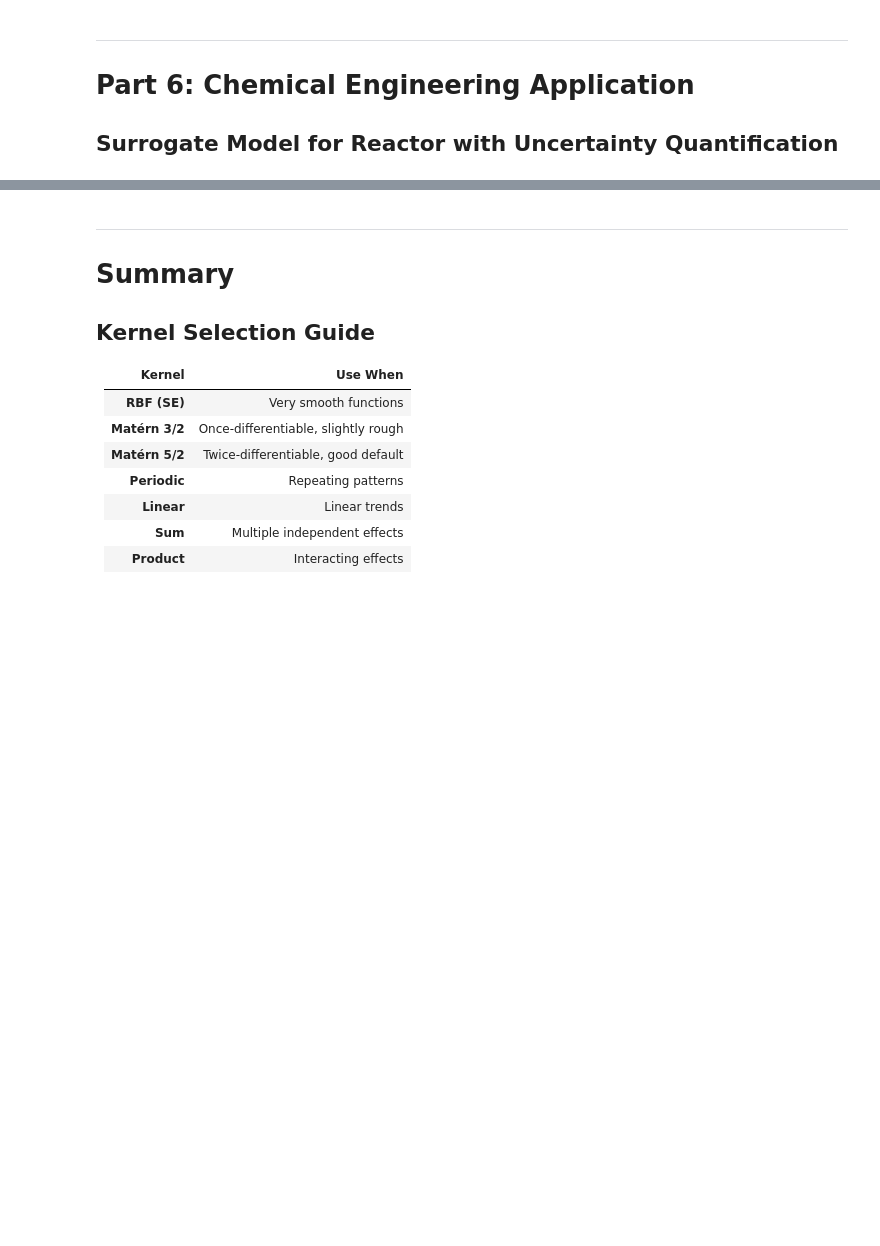
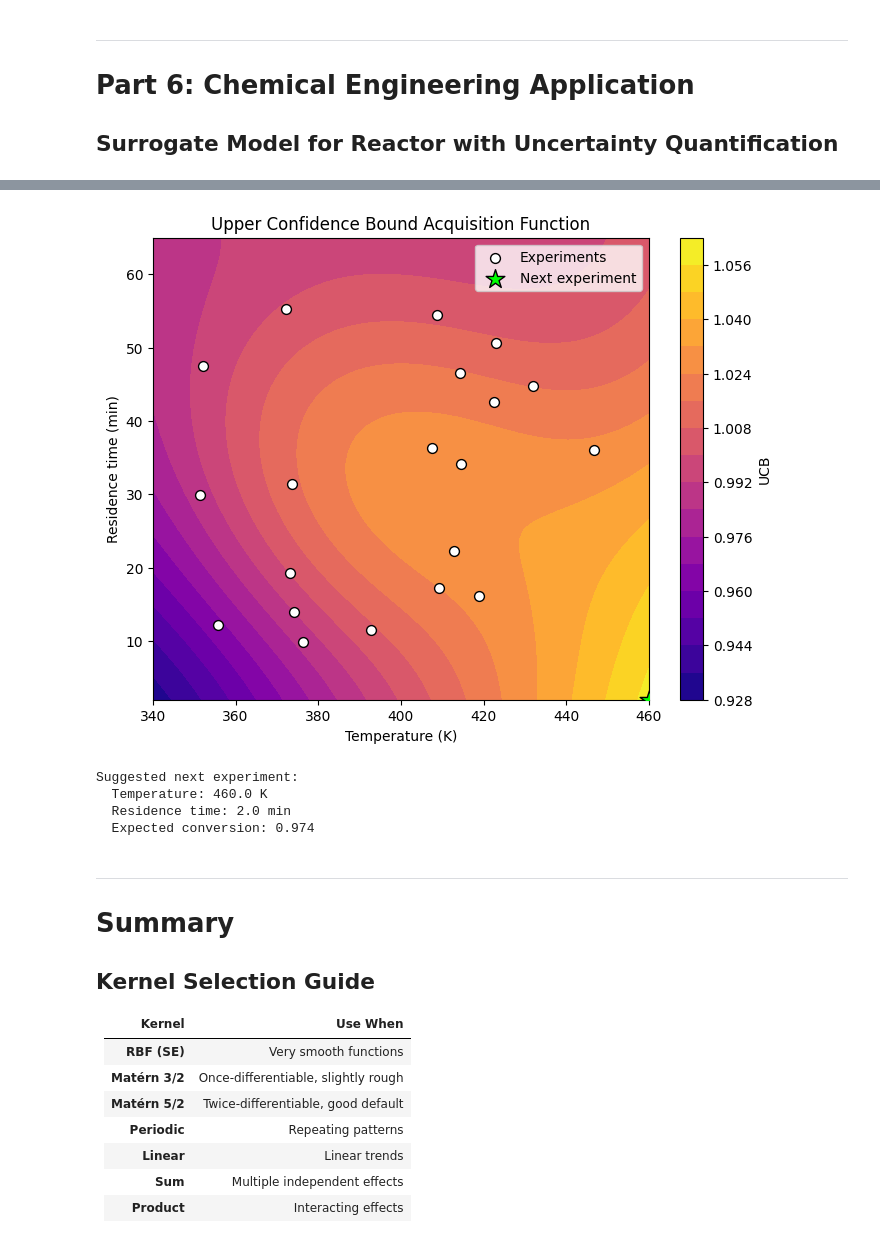
Before and after one commit to jkitchin/differentiable-flowsheets, a Jupyter notebook: jax-tutorials/12_gaussian_processes.ipynb, the cells around one changed output, grey strips where cells are left out. Cells and saved outputs as stored; diff of their text form; code cells hidden in the pictures; blank space fills up the shorter version.

```diff
--- a/jax-tutorials/12_gaussian_processes.ipynb
+++ b/jax-tutorials/12_gaussian_processes.ipynb
@@ -494,8 +567,8 @@ prior_cstr = gpx.gps.Prior(mean_function=gpx.mean_functions.Zero(), kernel=kerne
 likelihood_cstr = gpx.likelihoods.Gaussian(num_datapoints=n_experiments)
 posterior_cstr = prior_cstr * likelihood_cstr
 
-# Optimize hyperparameters
-objective = gpx.objectives.ConjugateMLL(negative=True)
+# Optimize hyperparameters with negated MLL
+objective = lambda model, data: -gpx.objectives.conjugate_mll(model, data)
 opt_posterior_cstr, _ = gpx.fit(
     model=posterior_cstr,
     objective=objective,
@@ -506,5 +579,5 @@ opt_posterior_cstr, _ = gpx.fit(
 )
 
 print("GP surrogate trained!")
-print(f"Learned lengthscale: {float(opt_posterior_cstr.prior.kernel.lengthscale[0]):.3f}")
-print(f"Learned noise std: {float(opt_posterior_cstr.likelihood.obs_stddev):.4f}")
+print(f"Learned lengthscale: {float(opt_posterior_cstr.prior.kernel.lengthscale[...]):.3f}")
+print(f"Learned noise std: {float(opt_posterior_cstr.likelihood.obs_stddev[...]):.4f}")
@@ -580,35 +663,41 @@ def acquisition_ucb(X_test, posterior, train_data, beta=2.0):
     """
     latent = posterior.predict(X_test, train_data=train_data)
     pred = posterior.likelihood(latent)
-    return pred.mean() + beta * pred.stddev()
+    return pred.mean + beta * jnp.sqrt(pred.variance)  # Compute std from variance
 
 # Compute acquisition on grid
 ucb_values = acquisition_ucb(X_grid, opt_posterior_cstr, D_cstr, beta=2.0)
 ucb_grid = ucb_values.reshape(T_mesh.shape)
 
 # Find maximum
 max_idx = jnp.argmax(ucb_values)
 T_next = T_mesh.ravel()[max_idx]
 tau_next = tau_mesh.ravel()[max_idx]
 
 # Plot acquisition
 plt.figure(figsize=(8, 6))
 c = plt.contourf(T_mesh, tau_mesh, ucb_grid, levels=20, cmap='plasma')
 plt.scatter(T_exp, tau_exp, c='white', s=50, edgecolors='black',
             label='Experiments', zorder=5)
 plt.scatter(T_next, tau_next, c='lime', s=200, marker='*',
             edgecolors='black', label='Next experiment', zorder=6)
 plt.xlabel('Temperature (K)')
 plt.ylabel('Residence time (min)')
 plt.title('Upper Confidence Bound Acquisition Function')
 plt.colorbar(c, label='UCB')
 plt.legend()
 plt.show()
 
 print(f"\nSuggested next experiment:")
 print(f"  Temperature: {float(T_next):.1f} K")
 print(f"  Residence time: {float(tau_next):.1f} min")
 print(f"  Expected conversion: {float(cstr_experiment(T_next, tau_next)):.3f}")
+# %% [output]
+[figure, added]
+Suggested next experiment:
+  Temperature: 460.0 K
+  Residence time: 2.0 min
+  Expected conversion: 0.974
 # %% [markdown]
 ---
 # Summary
```
Also changed, not shown: parts of 16 cells of this notebook, 56 other files.
